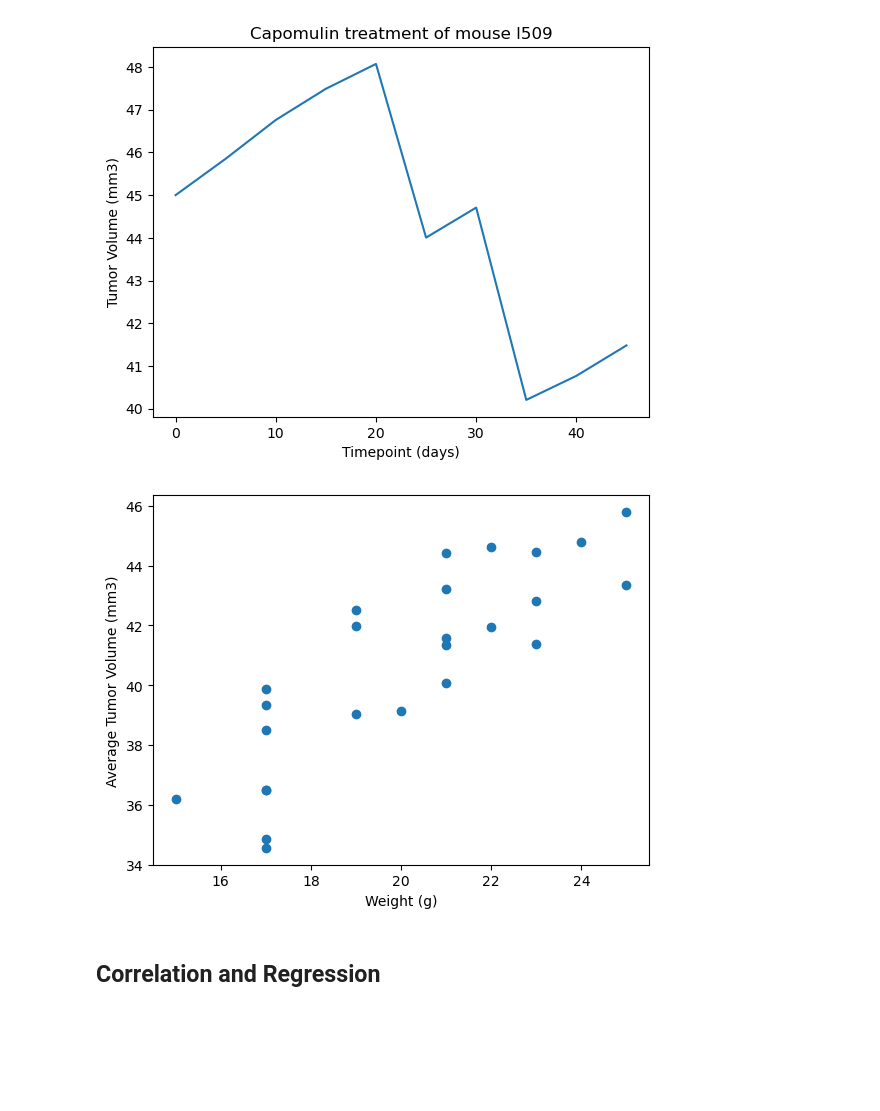
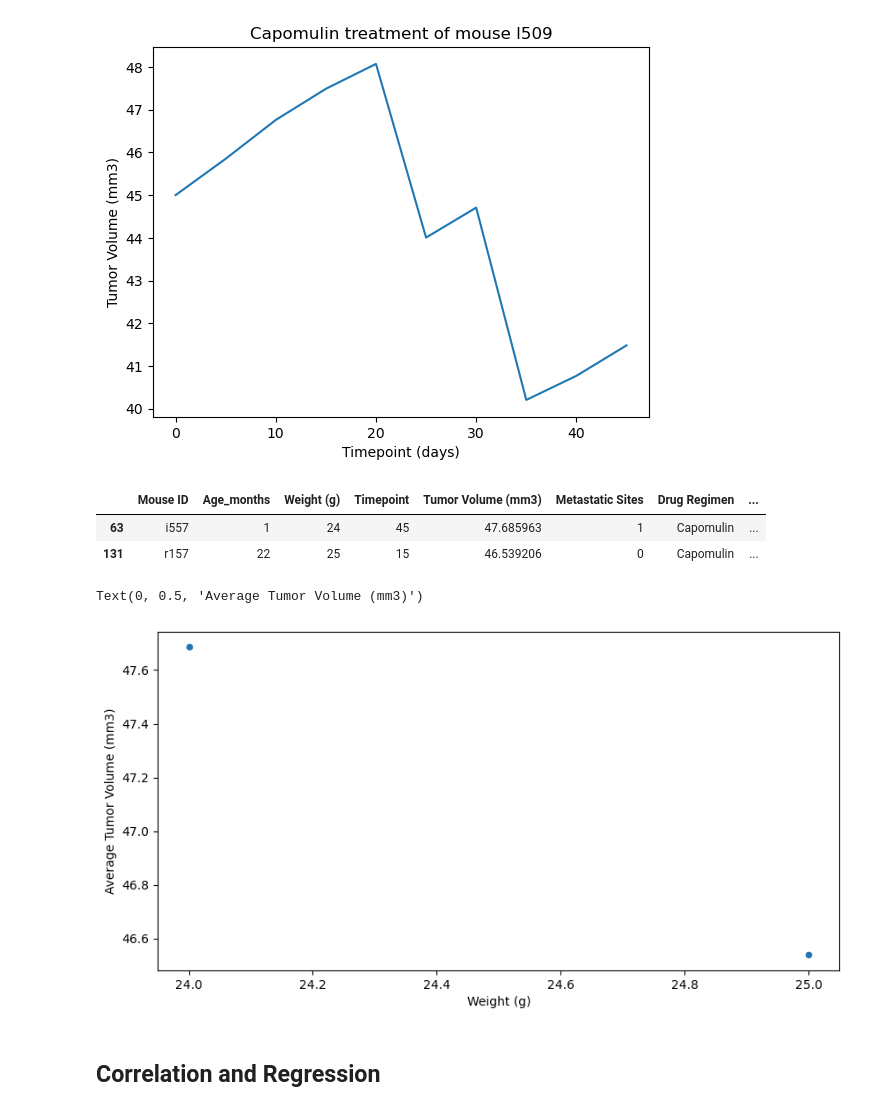
Before and after one commit to acwalker5875/DataVisualization-Challenge, a Jupyter notebook: Pymaceuticals/pymaceuticals_solution.ipynb, the cells around one changed output. Cells and saved outputs as stored; diff of their text form; code cells hidden in the pictures; blank space fills up the shorter version.

```diff
--- a/Pymaceuticals/pymaceuticals_solution.ipynb
+++ b/Pymaceuticals/pymaceuticals_solution.ipynb
@@ -236,9 +238,22 @@ boxplot = df.boxplot(by= )
 # Generate a line plot of tumor volume vs. time point for a single mouse treated with Capomulin
 # %% [output]
 [figure]
+# %%
+Value = "Capomulin"
+Capomulin_df = treatment_df.loc[treatment_df['Drug Regimen'] == Value]
+Capomuin_df
+# %% [output]
+|  | Mouse ID | Age_months | Weight (g) | Timepoint | Tumor Volume (mm3) | Metastatic Sites | Drug Regimen | ... |
+| 63 | i557 | 1 | 24 | 45 | 47.685963 | 1 | Capomulin | ... |
+| 131 | r157 | 22 | 25 | 15 | 46.539206 | 0 | Capomulin | ... |
 # %%
 # Generate a scatter plot of mouse weight vs. the average observed tumor volume for the entire Capomulin regimen
+
+Capomulin_df.plot('Weight (g)', 'Tumor Volume (mm3)', kind='scatter', figsize=(10,5))
+plt.xlabel('Weight (g)')
+plt.ylabel('Average Tumor Volume (mm3)')
 # %% [output]
+Text(0, 0.5, 'Average Tumor Volume (mm3)')
-[figure, old version]
+[figure, new version]
 # %% [markdown]
 ## Correlation and Regression
```
Also changed, not shown: parts of 6 cells of this notebook.
